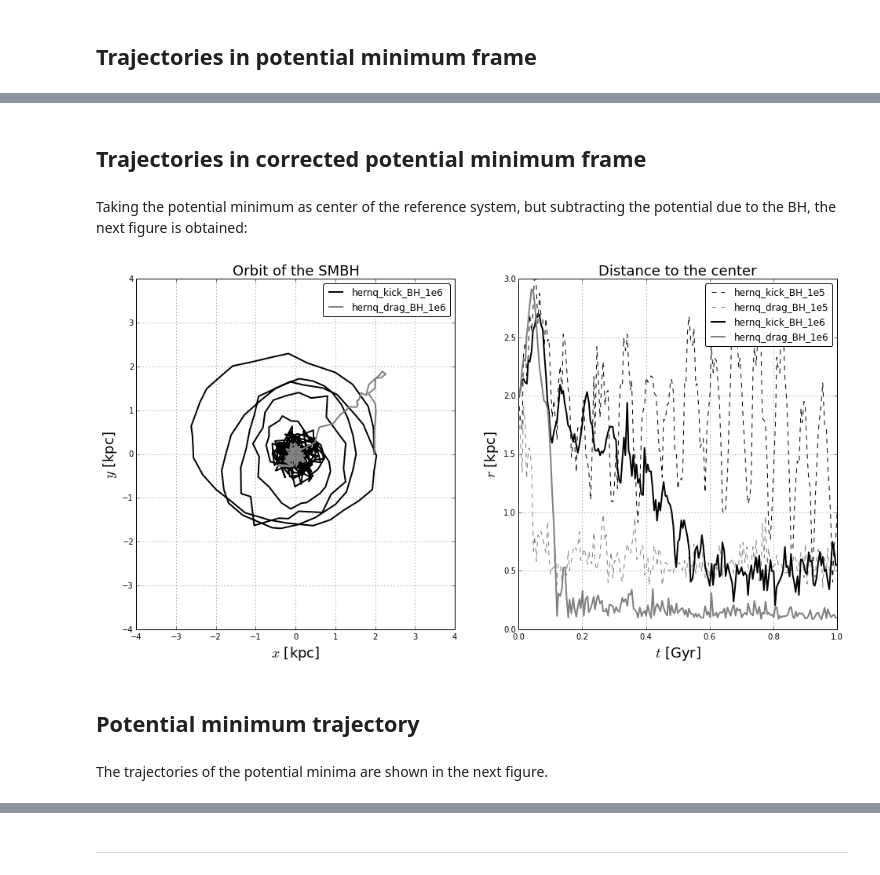
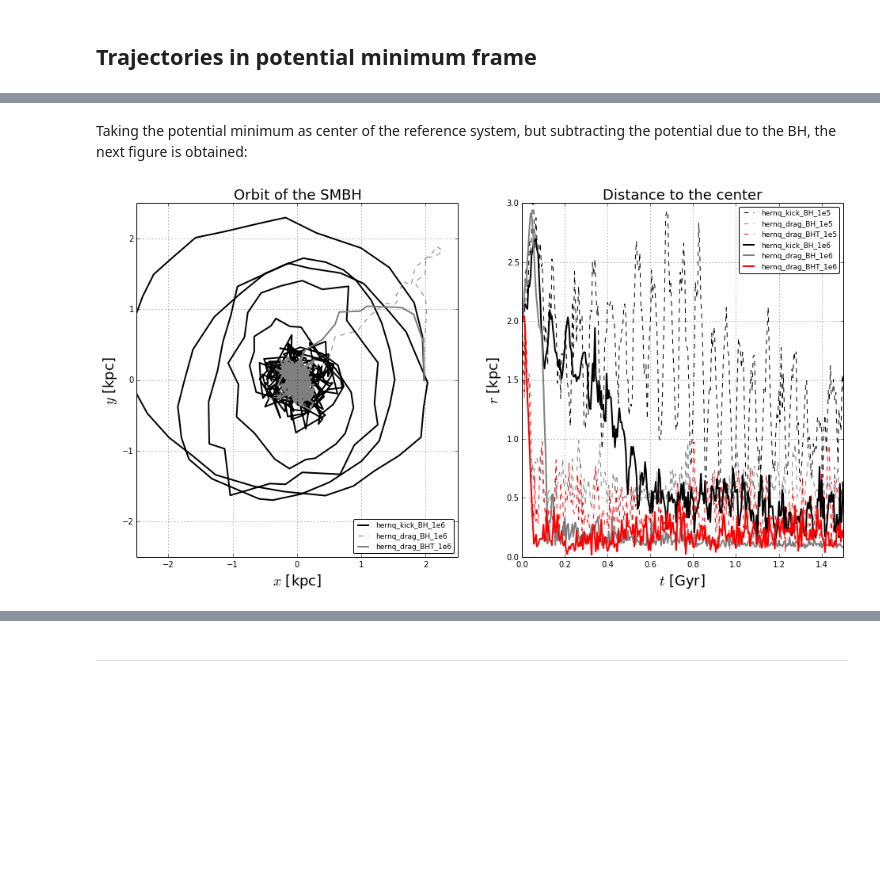
Before and after one commit to sbustamante/CosmologicalBlackHoles, a Jupyter notebook: Codes/controlled_experiments.ipynb, the cells around one changed output, grey strips where cells are left out. Saved outputs shown, nothing was run; the diff lists cells and outputs as text; code cells hidden in the pictures; blank space fills up the shorter version.

Commit message:
Including plots of BH test particles

```diff
--- a/Codes/controlled_experiments.ipynb
+++ b/Codes/controlled_experiments.ipynb
@@ -119,6 +119,17 @@ if LoadData:
     bh_s25.load_trajectory( )
 else:
     bh_s25.read_trajectory( )
+# %%
+bh_s35 = black_hole_sim( simulation = 'hernq_drag_BHT_1e5',
+                         snapbase = 'snapshot',
+                         n_snap = max_snap,
+                         datafolder = DataFolder,
+                         resultsfolder = DataResults,
+                         center = [250,250,250] )
+if LoadData:
+    bh_s35.load_trajectory( )
+else:
+    bh_s35.read_trajectory( )
 # %% [markdown]
 * Resolution $1\times 10^6$
 # %%
@@ -143,6 +154,17 @@ if LoadData:
     bh_s26.load_trajectory( )
 else:
     bh_s26.read_trajectory( )
+# %%
+bh_s36 = black_hole_sim( simulation = 'hernq_drag_BHT_1e6',
+                         snapbase = 'snapshot',
+                         n_snap = max_snap,
+                         datafolder = DataFolder,
+                         resultsfolder = DataResults,
+                         center = [250,250,250] )
+if LoadData:
+    bh_s36.load_trajectory( )
+else:
+    bh_s36.read_trajectory( )
 # %% [markdown]
 * Convergence
 # %%
@@ -260,45 +240,43 @@ leg = plt.legend( loc= 'upper right', fancybox = True )
-# %% [markdown]
-## Trajectories in corrected potential minimum frame
 # %% [markdown]
 Taking the potential minimum as center of the reference system, but subtracting the potential due to the BH, the next figure is obtained:
 # %%
 plt.figure( figsize=(16,8) )
 plt.subplot(1,2,1)
 
 #Simulated trajectories
 T = max_snap
 plt.plot( bh_s16.r_c[:T,0], bh_s16.r_c[:T,1] , '-', lw=2, color = 'black', label = 'hernq_kick_BH_1e6' )
-plt.plot( bh_s26.r_c[:T,0], bh_s26.r_c[:T,1] , '-', lw=2, color = 'gray', label = 'hernq_drag_BH_1e6' )
+plt.plot( bh_s26.r_c[:T,0], bh_s26.r_c[:T,1] , '--', lw=1, color = 'gray', label = 'hernq_drag_BH_1e6' )
+plt.plot( bh_s36.r_c[:T,0], bh_s36.r_c[:T,1] , '-', lw=2, color = 'gray', label = 'hernq_drag_BHT_1e6' )
 
-dL = 4
+dL = 2.5
 plt.xlim( (-dL,dL) )
 plt.ylim( (-dL,dL) )
 plt.xlabel( "$x$ [kpc]", fontsize = 18 )
 plt.ylabel( "$y$ [kpc]", fontsize = 18 )
 plt.grid(1)
 plt.title( "Orbit of the SMBH", fontsize = 18 )
-leg = plt.legend( loc= 'upper right', fancybox = True )
+leg = plt.legend( loc= 'lower right', fancybox = True, fontsize = 9 )
 
 plt.subplot(1,2,2)
 
 #Simulated trajectories
 plt.plot( bh_s15.t[:T], bh_s15.rm_c[:T], '--', lw=1, color = 'black', zorder = 0, label = 'hernq_kick_BH_1e5' )
 plt.plot( bh_s25.t[:T], bh_s25.rm_c[:T], '--', lw=1, color = 'gray', zorder = 0, label = 'hernq_drag_BH_1e5' )
+plt.plot( bh_s35.t[:T], bh_s35.rm_c[:T], '--', lw=1, color = 'red', zorder = 0, label = 'hernq_drag_BHT_1e5' )
 
 plt.plot( bh_s16.t[:T], bh_s16.rm_c[:T], '-', lw=2, color = 'black', zorder = 0, label = 'hernq_kick_BH_1e6' )
 plt.plot( bh_s26.t[:T], bh_s26.rm_c[:T], '-', lw=2, color = 'gray', zorder = 0, label = 'hernq_drag_BH_1e6' )
+plt.plot( bh_s36.t[:T], bh_s36.rm_c[:T], '-', lw=2, color = 'red', zorder = 0, label = 'hernq_drag_BHT_1e6' )
+
 
 #Format
 plt.ylim( (0,3) )
-plt.xlim( (0,1) )
+plt.xlim( (0,1.5) )
 plt.xlabel( "$t$ [Gyr]", fontsize = 18 )
 plt.ylabel( "$r$ [kpc]", fontsize = 18 )
 plt.grid(1)
 plt.title( "Distance to the center", fontsize = 18 )
-leg = plt.legend( loc= 'upper right', fancybox = True )
+leg = plt.legend( loc= 'upper right', fancybox = True, fontsize = 9 )
 # %% [output]
-[figure, old version]
+[figure, new version]
-# %% [markdown]
-## Potential minimum trajectory
-# %% [markdown]
-The trajectories of the potential minima are shown in the next figure.
```
Also changed, not shown: parts of 8 cells of this notebook.
